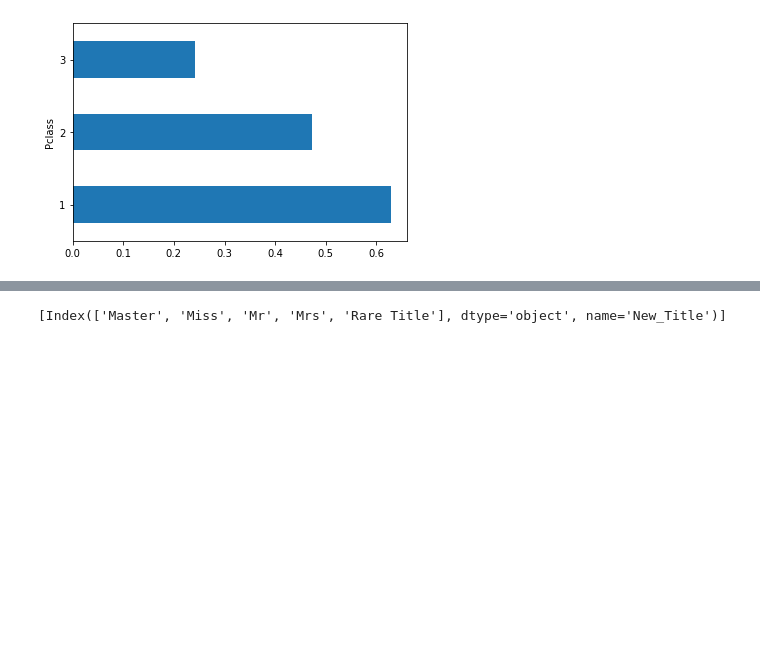
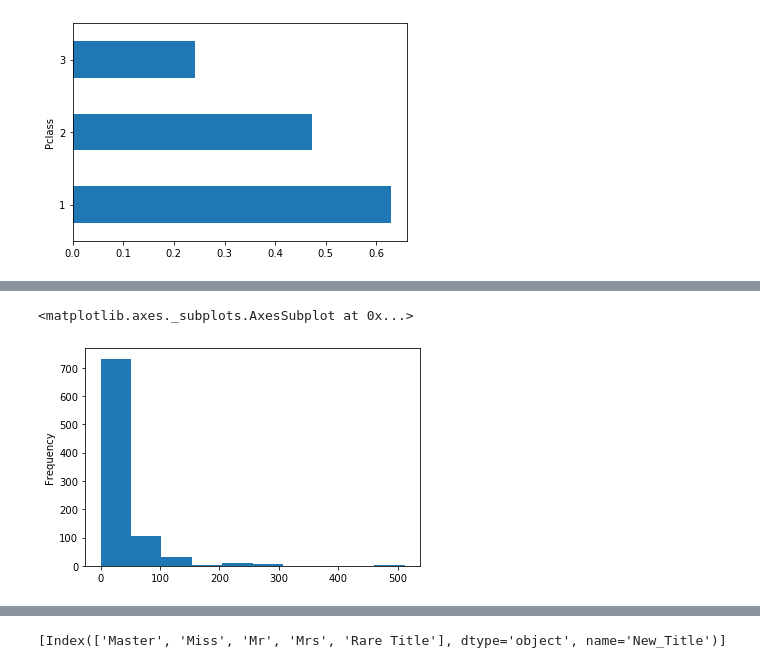
Before and after one commit to schlattk/kaggle_titanic, a Jupyter notebook: titanic01.ipynb, the cells around one changed output, grey strips where cells are left out. Drawn from its saved outputs; the diff is of its cells as text; code cells hidden in the pictures; blank space fills up the shorter version.

```diff
--- a/titanic01.ipynb
+++ b/titanic01.ipynb
@@ -437,0 +483,5 @@ survived_by_class.plot.barh()
+# %%
+df['Fare'].plot(kind='hist')
+# %% [output]
+<matplotlib.axes._subplots.AxesSubplot at 0x...>
+[figure, added]
```
Also changed, not shown: parts of 16 cells of this notebook, 1 other file.
